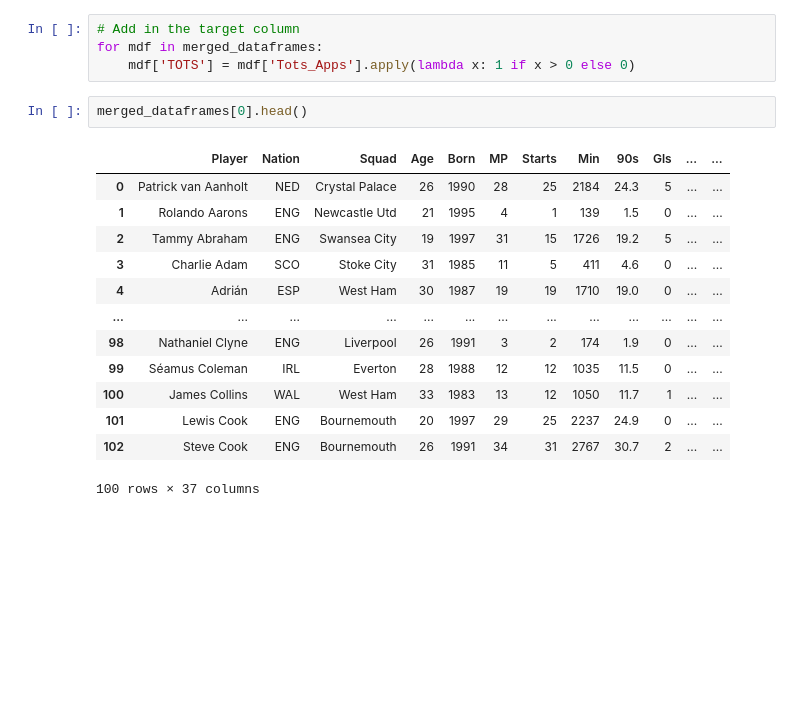
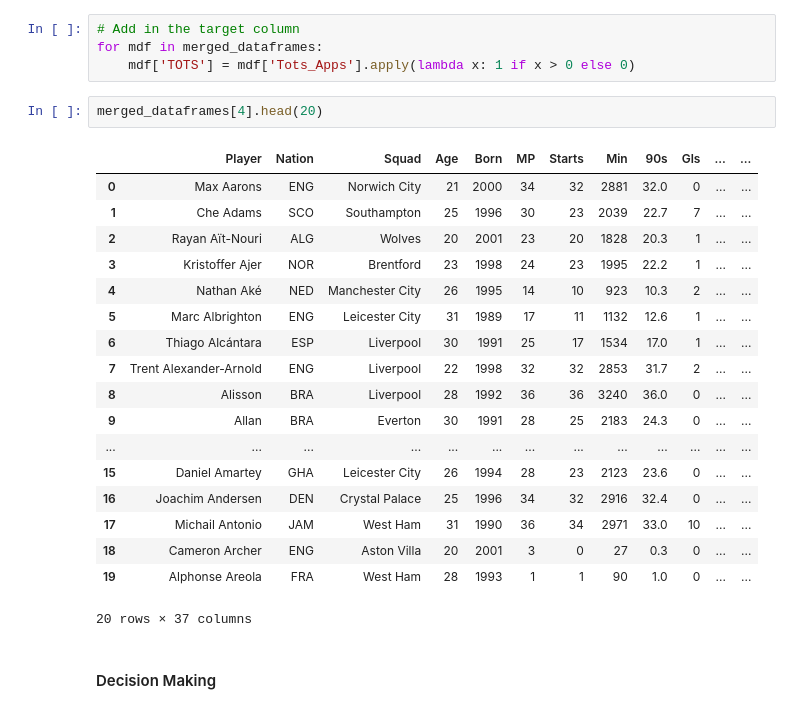
Before and after one commit to Marcos-Zertuche/PL-Player-Forecast, a Jupyter notebook: TOTS-Predictor/InitialModeling.ipynb, the cells around one changed output. Drawn from its saved outputs; the diff is of its cells as text; blank space fills up the shorter version.

```diff
--- a/TOTS-Predictor/InitialModeling.ipynb
+++ b/TOTS-Predictor/InitialModeling.ipynb
@@ -173,18 +173,25 @@ merged_dataframes[0]
 for mdf in merged_dataframes:
     mdf['TOTS'] = mdf['Tots_Apps'].apply(lambda x: 1 if x > 0 else 0)
 # %%
-merged_dataframes[0].head()
+merged_dataframes[4].head(20)
 # %% [output]
 |  | Player | Nation | Squad | Age | Born | MP | Starts | Min | 90s | Gls | ... | ... |
-| 0 | Patrick van Aanholt | NED | Crystal Palace | 26 | 1990 | 28 | 25 | 2184 | 24.3 | 5 | ... | ... |
-| 1 | Rolando Aarons | ENG | Newcastle Utd | 21 | 1995 | 4 | 1 | 139 | 1.5 | 0 | ... | ... |
-| 2 | Tammy Abraham | ENG | Swansea City | 19 | 1997 | 31 | 15 | 1726 | 19.2 | 5 | ... | ... |
-| 3 | Charlie Adam | SCO | Stoke City | 31 | 1985 | 11 | 5 | 411 | 4.6 | 0 | ... | ... |
-| 4 | Adrián | ESP | West Ham | 30 | 1987 | 19 | 19 | 1710 | 19.0 | 0 | ... | ... |
+| 0 | Max Aarons | ENG | Norwich City | 21 | 2000 | 34 | 32 | 2881 | 32.0 | 0 | ... | ... |
+| 1 | Che Adams | SCO | Southampton | 25 | 1996 | 30 | 23 | 2039 | 22.7 | 7 | ... | ... |
+| 2 | Rayan Aït-Nouri | ALG | Wolves | 20 | 2001 | 23 | 20 | 1828 | 20.3 | 1 | ... | ... |
+| 3 | Kristoffer Ajer | NOR | Brentford | 23 | 1998 | 24 | 23 | 1995 | 22.2 | 1 | ... | ... |
+| 4 | Nathan Aké | NED | Manchester City | 26 | 1995 | 14 | 10 | 923 | 10.3 | 2 | ... | ... |
+| 5 | Marc Albrighton | ENG | Leicester City | 31 | 1989 | 17 | 11 | 1132 | 12.6 | 1 | ... | ... |
+| 6 | Thiago Alcántara | ESP | Liverpool | 30 | 1991 | 25 | 17 | 1534 | 17.0 | 1 | ... | ... |
+| 7 | Trent Alexander-Arnold | ENG | Liverpool | 22 | 1998 | 32 | 32 | 2853 | 31.7 | 2 | ... | ... |
+| 8 | Alisson | BRA | Liverpool | 28 | 1992 | 36 | 36 | 3240 | 36.0 | 0 | ... | ... |
+| 9 | Allan | BRA | Everton | 30 | 1991 | 28 | 25 | 2183 | 24.3 | 0 | ... | ... |
 | ... | ... | ... | ... | ... | ... | ... | ... | ... | ... | ... | ... | ... |
-| 98 | Nathaniel Clyne | ENG | Liverpool | 26 | 1991 | 3 | 2 | 174 | 1.9 | 0 | ... | ... |
-| 99 | Séamus Coleman | IRL | Everton | 28 | 1988 | 12 | 12 | 1035 | 11.5 | 0 | ... | ... |
-| 100 | James Collins | WAL | West Ham | 33 | 1983 | 13 | 12 | 1050 | 11.7 | 1 | ... | ... |
-| 101 | Lewis Cook | ENG | Bournemouth | 20 | 1997 | 29 | 25 | 2237 | 24.9 | 0 | ... | ... |
-| 102 | Steve Cook | ENG | Bournemouth | 26 | 1991 | 34 | 31 | 2767 | 30.7 | 2 | ... | ... |
+| 15 | Daniel Amartey | GHA | Leicester City | 26 | 1994 | 28 | 23 | 2123 | 23.6 | 0 | ... | ... |
+| 16 | Joachim Andersen | DEN | Crystal Palace | 25 | 1996 | 34 | 32 | 2916 | 32.4 | 0 | ... | ... |
+| 17 | Michail Antonio | JAM | West Ham | 31 | 1990 | 36 | 34 | 2971 | 33.0 | 10 | ... | ... |
+| 18 | Cameron Archer | ENG | Aston Villa | 20 | 2001 | 3 | 0 | 27 | 0.3 | 0 | ... | ... |
+| 19 | Alphonse Areola | FRA | West Ham | 28 | 1993 | 1 | 1 | 90 | 1.0 | 0 | ... | ... |
-100 rows × 37 columns
+20 rows × 37 columns
+# %% [markdown]
+#### Decision Making
```
Also changed, not shown: parts of 5 cells of this notebook.
